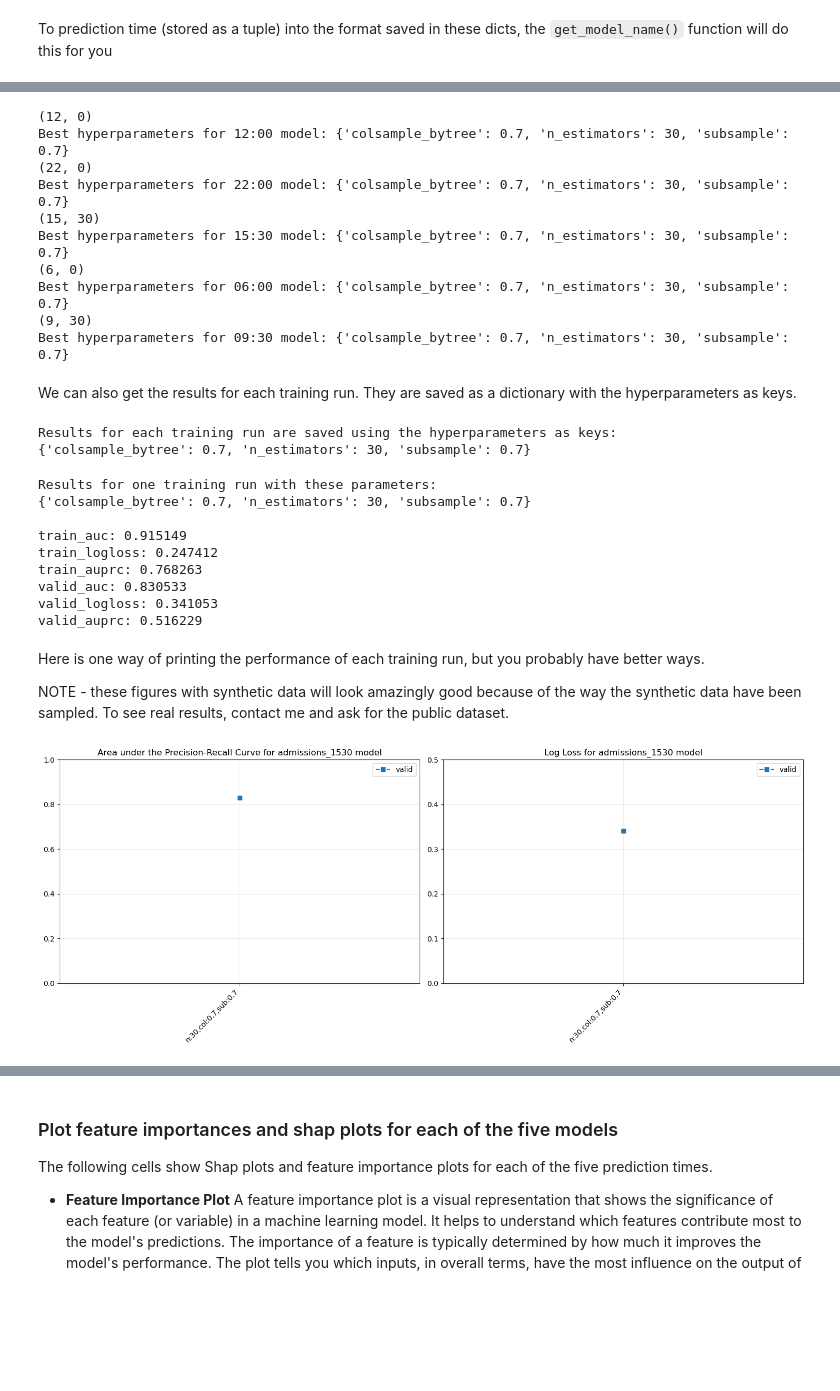
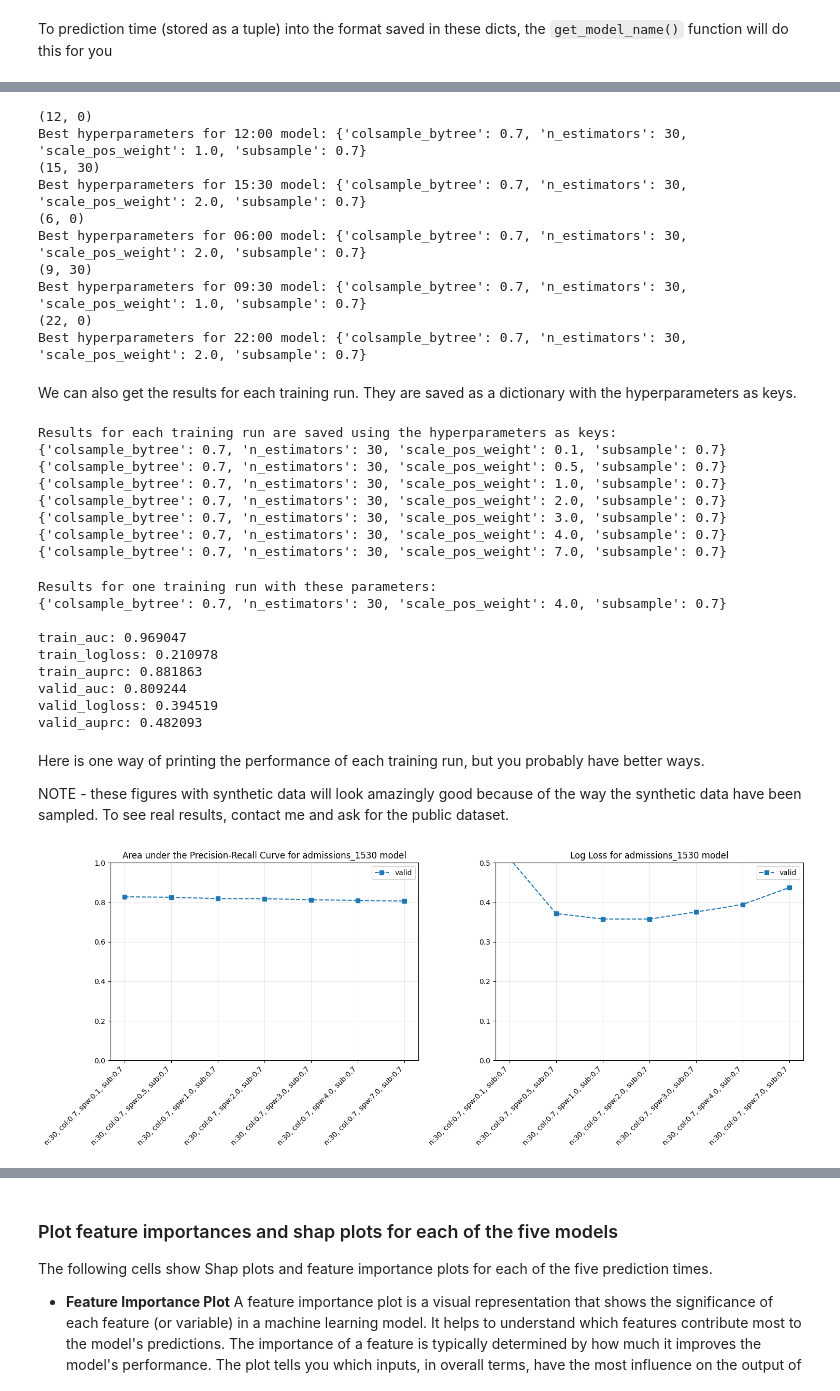
Before and after one commit to zmek/patientflow, a Jupyter notebook: notebooks/4a_Predict_probability_of_admission_from_ED.ipynb, the cells around one changed output, grey strips where cells are left out. Drawn from its saved outputs; the diff is of its cells as text; code cells hidden in the pictures; blank space fills up the shorter version.

```diff
--- a/notebooks/4a_Predict_probability_of_admission_from_ED.ipynb
+++ b/notebooks/4a_Predict_probability_of_admission_from_ED.ipynb
@@ -37,11 +34,11 @@ File paths are defined in `set_file_paths()`. Here, the files are loaded from `d
 from patientflow.load import set_file_paths
 
 # set file paths
-data_folder_name = 'data-raw-uclh'
+data_folder_name = 'data-public'
 data_file_path = project_root / data_folder_name
 
 data_file_path, media_file_path, model_file_path, config_path = set_file_paths(
     project_root,
     data_folder_name=data_folder_name,
-    config_file = 'config-uclh.yaml')
+    config_file = 'config.yaml')
 # %% [output]
@@ -217,7 +214,11 @@ model_metadata = {
 I also specify a grid of hyperparameters; the classifier will iterate though them to find the best fitting model.
 # %%
 # minimal grid for expediency
-grid = {"n_estimators": [30], "subsample": [0.7], "colsample_bytree": [0.7]}
+grid = {"n_estimators": [30],
+        "subsample": [0.7],
+        "colsample_bytree": [0.7],
+        'scale_pos_weight': [0.1, 0.5, 1.0, 2.0, 3.0, 4.0, 7.0],
+}
 
 
 # # grid for hyperparameter tuning
@@ -254,6 +255,7 @@ model_metadata, trained_models = train_admissions_models(
     prediction_times=prediction_times,
     model_name='admissions',
     model_metadata=model_metadata,
+    calibration_method='sigmoid',
     visit_col='visit_number' # visit_col is needed to ensure we get only one snapshot for each visit in the training set; snapshots are randomly sampled
 )
 
@@ -355,15 +357,15 @@ for prediction_time in train_visits.prediction_time.unique():
     print(f"Best hyperparameters for {hour:02d}:{min:02d} model: {model_metadata[f'admissions_{hour:02d}{min:02d}']['best_params']}")
 # %% [output]
 (12, 0)
-Best hyperparameters for 12:00 model: {'colsample_bytree': 0.7, 'n_estimators': 30, 'subsample': 0.7}
+Best hyperparameters for 12:00 model: {'colsample_bytree': 0.7, 'n_estimators': 30, 'scale_pos_weight': 1.0, 'subsample': 0.7}
+(15, 30)
+Best hyperparameters for 15:30 model: {'colsample_bytree': 0.7, 'n_estimators': 30, 'scale_pos_weight': 2.0, 'subsample': 0.7}
+(6, 0)
+Best hyperparameters for 06:00 model: {'colsample_bytree': 0.7, 'n_estimators': 30, 'scale_pos_weight': 2.0, 'subsample': 0.7}
+(9, 30)
+Best hyperparameters for 09:30 model: {'colsample_bytree': 0.7, 'n_estimators': 30, 'scale_pos_weight': 1.0, 'subsample': 0.7}
 (22, 0)
-Best hyperparameters for 22:00 model: {'colsample_bytree': 0.7, 'n_estimators': 30, 'subsample': 0.7}
-(15, 30)
-Best hyperparameters for 15:30 model: {'colsample_bytree': 0.7, 'n_estimators': 30, 'subsample': 0.7}
-(6, 0)
-Best hyperparameters for 06:00 model: {'colsample_bytree': 0.7, 'n_estimators': 30, 'subsample': 0.7}
-(9, 30)
-Best hyperparameters for 09:30 model: {'colsample_bytree': 0.7, 'n_estimators': 30, 'subsample': 0.7}
+Best hyperparameters for 22:00 model: {'colsample_bytree': 0.7, 'n_estimators': 30, 'scale_pos_weight': 2.0, 'subsample': 0.7}
 # %% [markdown]
 We can also get the results for each training run. They are saved as a dictionary with the hyperparameters as keys.
 # %%
@@ -373,9 +375,15 @@ for key, value in model_metadata[model_name]['train_valid_set_results'].items():
     print(key)
 # %% [output]
 Results for each training run are saved using the hyperparameters as keys:
-{'colsample_bytree': 0.7, 'n_estimators': 30, 'subsample': 0.7}
+{'colsample_bytree': 0.7, 'n_estimators': 30, 'scale_pos_weight': 0.1, 'subsample': 0.7}
+{'colsample_bytree': 0.7, 'n_estimators': 30, 'scale_pos_weight': 0.5, 'subsample': 0.7}
+{'colsample_bytree': 0.7, 'n_estimators': 30, 'scale_pos_weight': 1.0, 'subsample': 0.7}
+{'colsample_bytree': 0.7, 'n_estimators': 30, 'scale_pos_weight': 2.0, 'subsample': 0.7}
+{'colsample_bytree': 0.7, 'n_estimators': 30, 'scale_pos_weight': 3.0, 'subsample': 0.7}
+{'colsample_bytree': 0.7, 'n_estimators': 30, 'scale_pos_weight': 4.0, 'subsample': 0.7}
+{'colsample_bytree': 0.7, 'n_estimators': 30, 'scale_pos_weight': 7.0, 'subsample': 0.7}
 # %%
-training_run_hyperparams = {'colsample_bytree': 0.7, 'n_estimators': 30, 'subsample': 0.7}
+training_run_hyperparams = {'colsample_bytree': 0.7, 'n_estimators': 30, 'scale_pos_weight': 4.0, 'subsample': 0.7}
 print(f"Results for one training run with these parameters:")
 print(f"{training_run_hyperparams}\n")
 
@@ -383,14 +391,14 @@ for key, value in model_metadata[model_name]['train_valid_set_results'][str(trai
     print(f"{key}: {value:02f}")
 # %% [output]
 Results for one training run with these parameters:
-{'colsample_bytree': 0.7, 'n_estimators': 30, 'subsample': 0.7}
+{'colsample_bytree': 0.7, 'n_estimators': 30, 'scale_pos_weight': 4.0, 'subsample': 0.7}
 
-train_auc: 0.915149
-train_logloss: 0.247412
-train_auprc: 0.768263
-valid_auc: 0.830533
-valid_logloss: 0.341053
-valid_auprc: 0.516229
+train_auc: 0.969047
+train_logloss: 0.210978
+train_auprc: 0.881863
+valid_auc: 0.809244
+valid_logloss: 0.394519
+valid_auprc: 0.482093
 # %% [markdown]
 Here is one way of printing the performance of each training run, but you probably have better ways.
 
@@ -406,37 +414,41 @@ def plot_hyperparameter_results(results):
     sorted_results = sorted(results.items(),
                           key=lambda x: (ast.literal_eval(x[0])['n_estimators'],
                                        ast.literal_eval(x[0])['colsample_bytree'],
-                                       ast.literal_eval(x[0])['subsample']))
+                                        ast.literal_eval(x[0])['scale_pos_weight'],
+                                      ast.literal_eval(x[0])['subsample']))
 
     x = range(len(sorted_results))
-    labels = [f"n:{ast.literal_eval(k)['n_estimators']},col:{ast.literal_eval(k)['colsample_bytree']},sub:{ast.literal_eval(k)['subsample']}"
+    labels = [f"n:{ast.literal_eval(k)['n_estimators']}, "
+              f"col:{ast.literal_eval(k)['colsample_bytree']}, "
+              f"spw:{ast.literal_eval(k)['scale_pos_weight']}, "
+              f"sub:{ast.literal_eval(k)['subsample']}"
              for k, _ in sorted_results]
 
     # Plot metrics
     train_auprc = [float(m['train_auprc']) for _, m in sorted_results]
     valid_auprc = [float(m['valid_auc']) for _, m in sorted_results]
     train_loss = [m['valid_auprc'] for _, m in sorted_results]
     valid_loss = [m['valid_logloss'] for _, m in sorted_results]
 
     ax1.plot(x, valid_auprc, 's--', label='valid')
     ax2.plot(x, valid_loss, 's--', label='valid')
 
     # Set y-axis ranges
     ax1.set_ylim(0, 1.0)
     ax2.set_ylim(0, 0.5)
 
     ax1.set_title(f'Area under the Precision-Recall Curve for {model_name} model')
     ax2.set_title(f'Log Loss for {model_name} model')
 
     for ax in [ax1, ax2]:
         ax.set_xticks(x)
         ax.set_xticklabels(labels, rotation=45, ha='right')
         ax.grid(True, alpha=0.3)
         ax.legend()
 
     plt.tight_layout()
     return fig
 fig = plot_hyperparameter_results(model_metadata[model_name]['train_valid_set_results'])
 # %% [output]
-[figure, old version]
+[figure, new version]
 # %%
```
Also changed, not shown: parts of 22 cells of this notebook, 4 other files.
